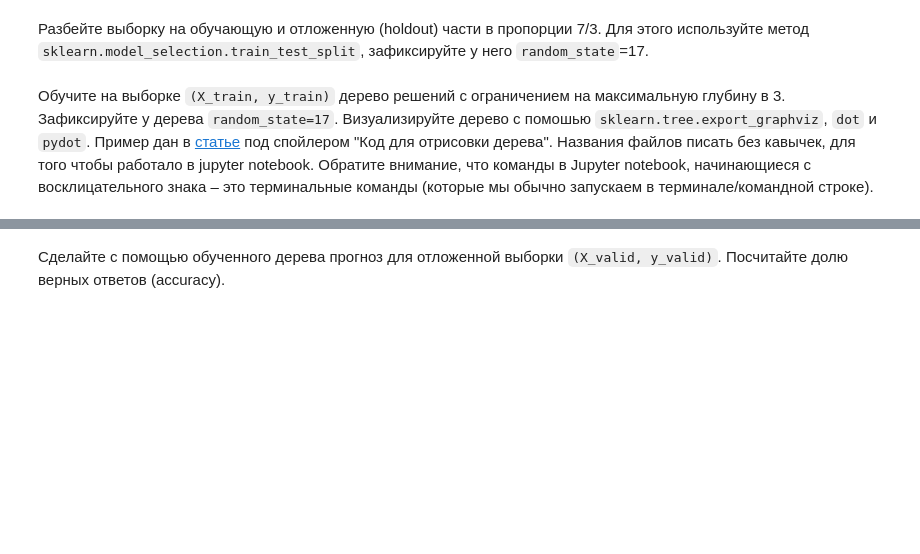
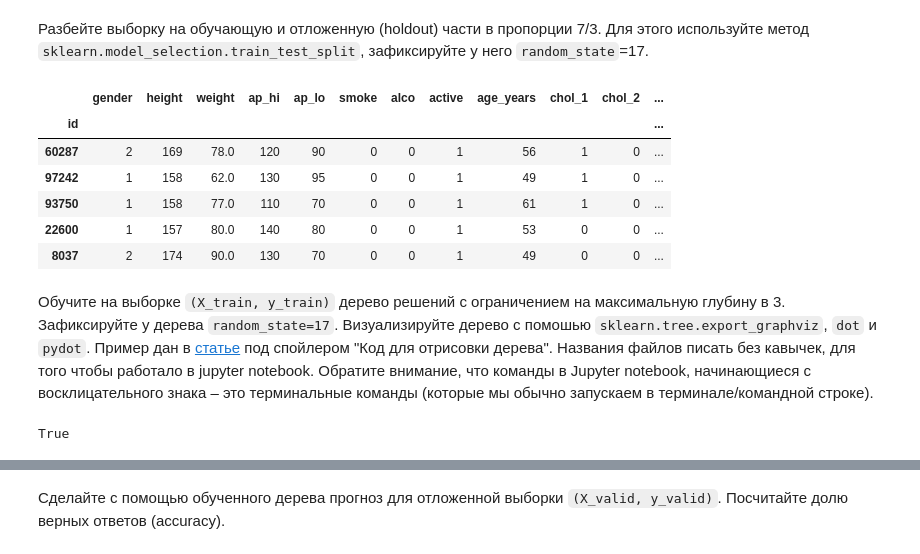
Before and after one commit to konstgazha/usml, a Jupyter notebook: week03/hw3_session3_decision_trees.ipynb, the cells around one changed output, grey strips where cells are left out. Saved outputs shown, nothing was run; the diff lists cells and outputs as text; code cells hidden in the pictures; blank space fills up the shorter version.

```diff
--- a/week03/hw3_session3_decision_trees.ipynb
+++ b/week03/hw3_session3_decision_trees.ipynb
@@ -102,2 +100,18 @@ X_train, X_valid, y_train, y_valid = train_test_split # Ваш код здесь
+# %%
+y = df['cardio']
+df.drop(['cardio', 'cholesterol', 'gluc', 'age'], axis=1, inplace=True)
+
+X_train, X_valid, y_train, y_valid = train_test_split(df.values, y, test_size=0.3,
+random_state=1)
+# %%
+df.sample(5)
+# %% [output]
+|  | gender | height | weight | ap_hi | ap_lo | smoke | alco | active | age_years | chol_1 | chol_2 | ... |
+| id |  |  |  |  |  |  |  |  |  |  |  | ... |
+| 60287 | 2 | 169 | 78.0 | 120 | 90 | 0 | 0 | 1 | 56 | 1 | 0 | ... |
+| 97242 | 1 | 158 | 62.0 | 130 | 95 | 0 | 0 | 1 | 49 | 1 | 0 | ... |
+| 93750 | 1 | 158 | 77.0 | 110 | 70 | 0 | 0 | 1 | 61 | 1 | 0 | ... |
+| 22600 | 1 | 157 | 80.0 | 140 | 80 | 0 | 0 | 1 | 53 | 0 | 0 | ... |
+| 8037 | 2 | 174 | 90.0 | 130 | 70 | 0 | 0 | 1 | 49 | 0 | 0 | ... |
 # %% [markdown]
 Обучите на выборке `(X_train, y_train)` дерево решений с ограничением на максимальную глубину в 3. Зафиксируйте у дерева `random_state=17`. Визуализируйте дерево с помошью `sklearn.tree.export_graphviz`, `dot` и `pydot`. Пример дан в [статье](https://habrahabr.ru/company/ods/blog/322534/) под спойлером "Код для отрисовки дерева". Названия файлов писать без кавычек, для того чтобы работало в jupyter notebook. Обратите внимание, что команды в Jupyter notebook, начинающиеся с восклицательного знака – это терминальные команды (которые мы обычно запускаем в терминале/командной строке).
@@ -105,0 +118,13 @@ X_train, X_valid, y_train, y_valid = train_test_split # Ваш код здесь
+# %%
+from sklearn.tree import export_graphviz
+import pydot
+
+tree = DecisionTreeClassifier(max_depth=3, random_state=17)
+tree.fit(X_train, y_train)
+export_graphviz(tree, feature_names=df.columns, out_file='tree.dot', filled=True)
+
+os.environ["PATH"] += os.pathsep + 'C:/Program Files (x86)/Graphviz2.38/bin/'
+graph = pydot.graph_from_dot_file('tree.dot')[0]
+graph.write_png('tree.png')
+# %% [output]
+True
```
Also changed, not shown: parts of 4 cells of this notebook.
